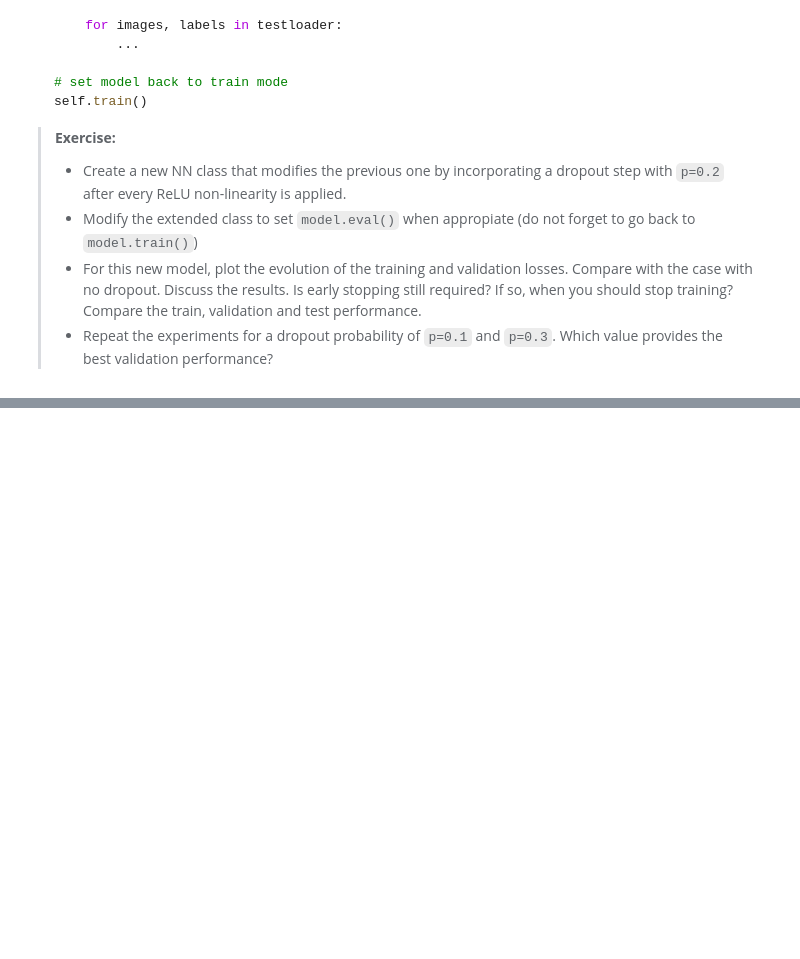
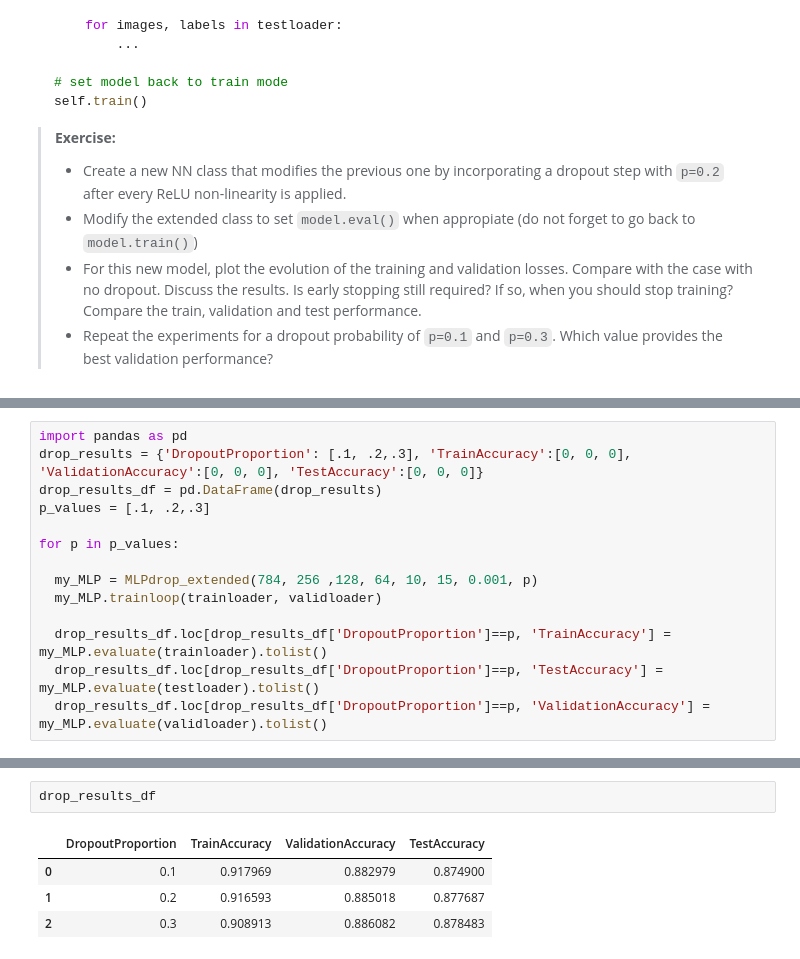
Before and after one commit to boscodeeromeu/NN, a Jupyter notebook: STUDENT_Lab_2_Part_2.ipynb, the cells around one changed output, grey strips where cells are left out. Drawn from its saved outputs; the diff is of its cells as text; blank space fills up the shorter version.

```diff
--- a/STUDENT_Lab_2_Part_2.ipynb
+++ b/STUDENT_Lab_2_Part_2.ipynb
@@ -186,0 +621,14 @@ class MLPdrop_extended(MLPdrop):
+# %%
+import pandas as pd
+drop_results = {'DropoutProportion': [.1, .2,.3], 'TrainAccuracy':[0, 0, 0], 'ValidationAccuracy':[0, 0, 0], 'TestAccuracy':[0, 0, 0]}
+drop_results_df = pd.DataFrame(drop_results)
+p_values = [.1, .2,.3]
+
+for p in p_values:
+
+  my_MLP = MLPdrop_extended(784, 256 ,128, 64, 10, 15, 0.001, p)
+  my_MLP.trainloop(trainloader, validloader)
+
+  drop_results_df.loc[drop_results_df['DropoutProportion']==p, 'TrainAccuracy'] = my_MLP.evaluate(trainloader).tolist()
+  drop_results_df.loc[drop_results_df['DropoutProportion']==p, 'TestAccuracy'] = my_MLP.evaluate(testloader).tolist()
+  drop_results_df.loc[drop_results_df['DropoutProportion']==p, 'ValidationAccuracy'] = my_MLP.evaluate(validloader).tolist()
@@ -186,0 +653,7 @@ class MLPdrop_extended(MLPdrop):
+# %%
+drop_results_df
+# %% [output]
+|  | DropoutProportion | TrainAccuracy | ValidationAccuracy | TestAccuracy |
+| 0 | 0.1 | 0.917969 | 0.882979 | 0.874900 |
+| 1 | 0.2 | 0.916593 | 0.885018 | 0.877687 |
+| 2 | 0.3 | 0.908913 | 0.886082 | 0.878483 |
```
Also changed, not shown: parts of 42 cells of this notebook.
